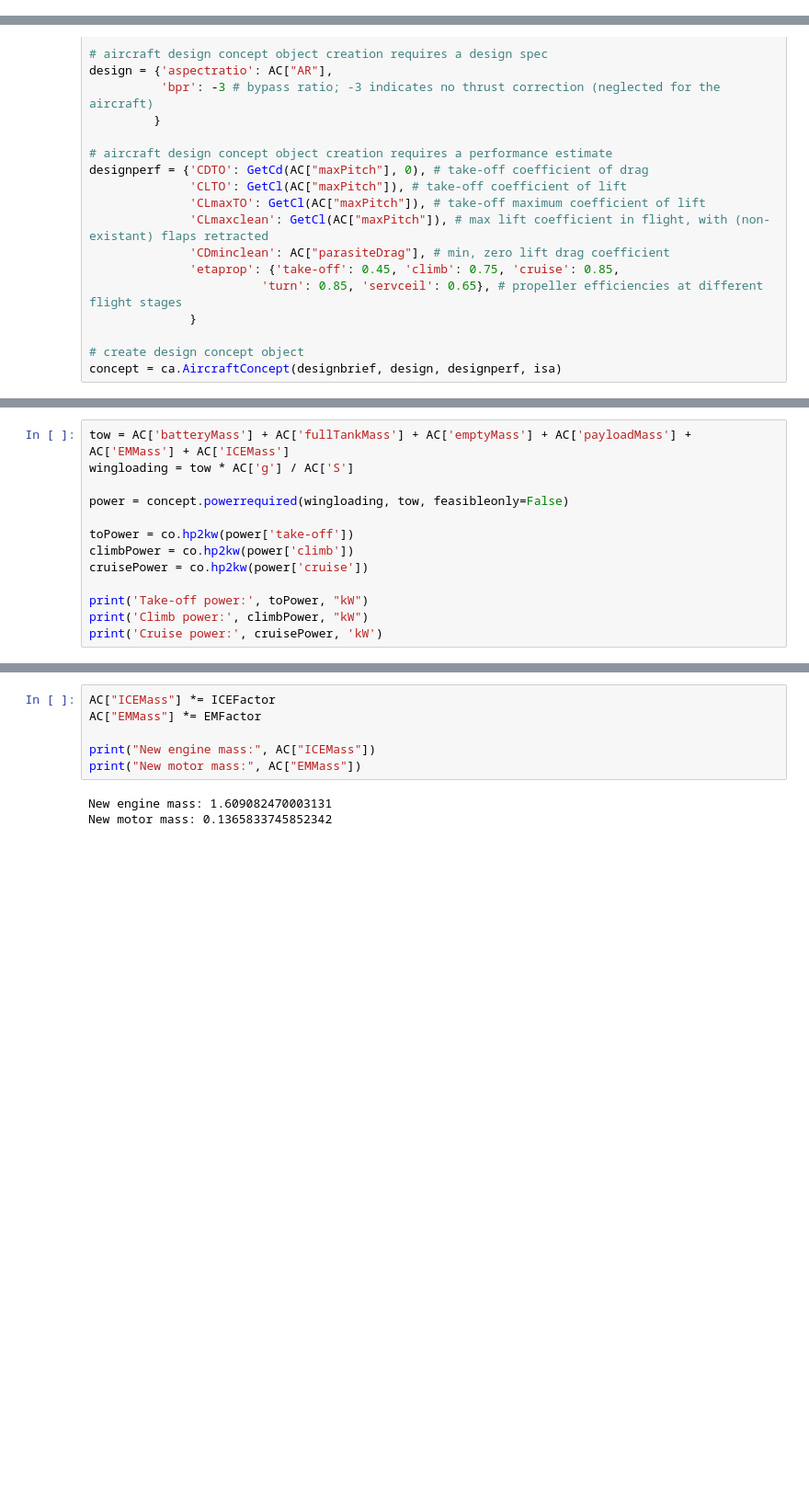
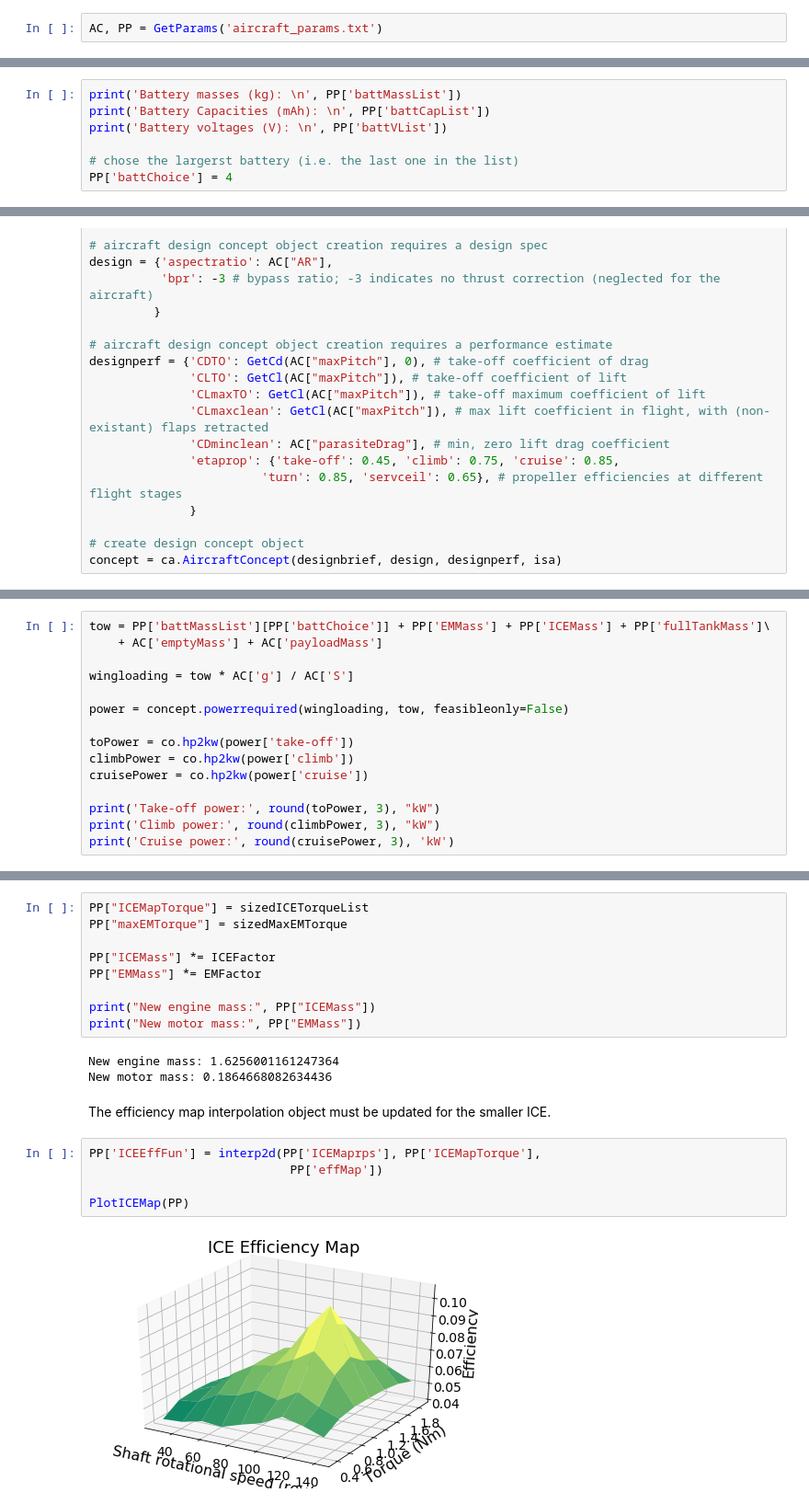
Before and after one commit to HansDy/IP, a Jupyter notebook: Optimizer example.ipynb, the cells around one changed output, grey strips where cells are left out. Shown at 92% size. Saved outputs shown, nothing was run; the diff lists cells and outputs as text; blank space fills up the shorter version.

```diff
--- a/Optimizer example.ipynb
+++ b/Optimizer example.ipynb
@@ -16,0 +21,2 @@ First, review the aircraft parameters stored in aircraft_params.txt
+# %%
+AC, PP = GetParams('aircraft_params.txt')
@@ -40,0 +75,7 @@ Generic powerplant data is also contained in the file, but must first be ACjuste
+# %%
+print('Battery masses (kg): \n', PP['battMassList'])
+print('Battery Capacities (mAh): \n', PP['battCapList'])
+print('Battery voltages (V): \n', PP['battVList'])
+
+# chose the largerst battery (i.e. the last one in the list)
+PP['battChoice'] = 4
@@ -80,5 +130,7 @@ The required power in different flight phases can be found using this concept ob
 # %%
-tow = AC['batteryMass'] + AC['fullTankMass'] + AC['emptyMass'] + AC['payloadMass'] + AC['EMMass'] + AC['ICEMass']
+tow = PP['battMassList'][PP['battChoice']] + PP['EMMass'] + PP['ICEMass'] + PP['fullTankMass']\
+    + AC['emptyMass'] + AC['payloadMass']
+
 wingloading = tow * AC['g'] / AC['S']
 
 power = concept.powerrequired(wingloading, tow, feasibleonly=False)
@@ -87,7 +139,7 @@ toPower = co.hp2kw(power['take-off'])
 climbPower = co.hp2kw(power['climb'])
 cruisePower = co.hp2kw(power['cruise'])
 
-print('Take-off power:', toPower, "kW")
-print('Climb power:', climbPower, "kW")
-print('Cruise power:', cruisePower, 'kW')
+print('Take-off power:', round(toPower, 3), "kW")
+print('Climb power:', round(climbPower, 3), "kW")
+print('Cruise power:', round(cruisePower, 3), 'kW')
 # %% [output]
@@ -132,9 +181,21 @@ The mass of the powerplant must be adjusted as well. Assumes that increase in po
 # %%
-AC["ICEMass"] *= ICEFactor
-AC["EMMass"] *= EMFactor
+PP["ICEMapTorque"] = sizedICETorqueList
+PP["maxEMTorque"] = sizedMaxEMTorque
 
-print("New engine mass:", AC["ICEMass"])
-print("New motor mass:", AC["EMMass"])
+PP["ICEMass"] *= ICEFactor
+PP["EMMass"] *= EMFactor
+
+print("New engine mass:", PP["ICEMass"])
+print("New motor mass:", PP["EMMass"])
 # %% [output]
-New engine mass: 1.609082470003131
-New motor mass: 0.1365833745852342
+New engine mass: 1.6256001161247364
+New motor mass: 0.1864668082634436
+# %% [markdown]
+The efficiency map interpolation object must be updated for the smaller ICE.
+# %%
+PP['ICEEffFun'] = interp2d(PP['ICEMaprps'], PP['ICEMapTorque'],
+                            PP['effMap'])
+
+PlotICEMap(PP)
+# %% [output]
+[figure, added]
```
Also changed, not shown: parts of 41 cells of this notebook, 6 other files.
